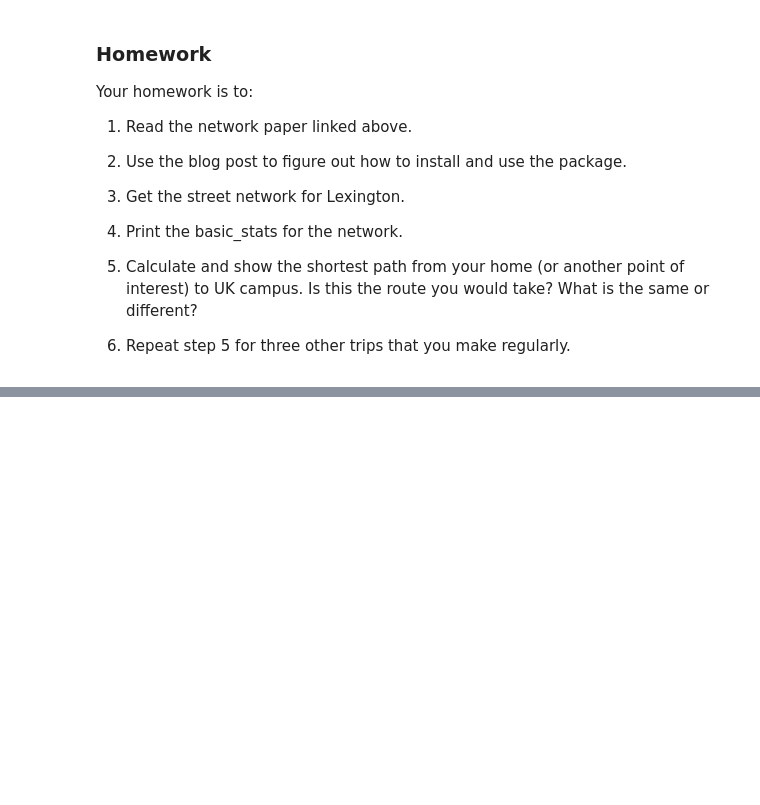
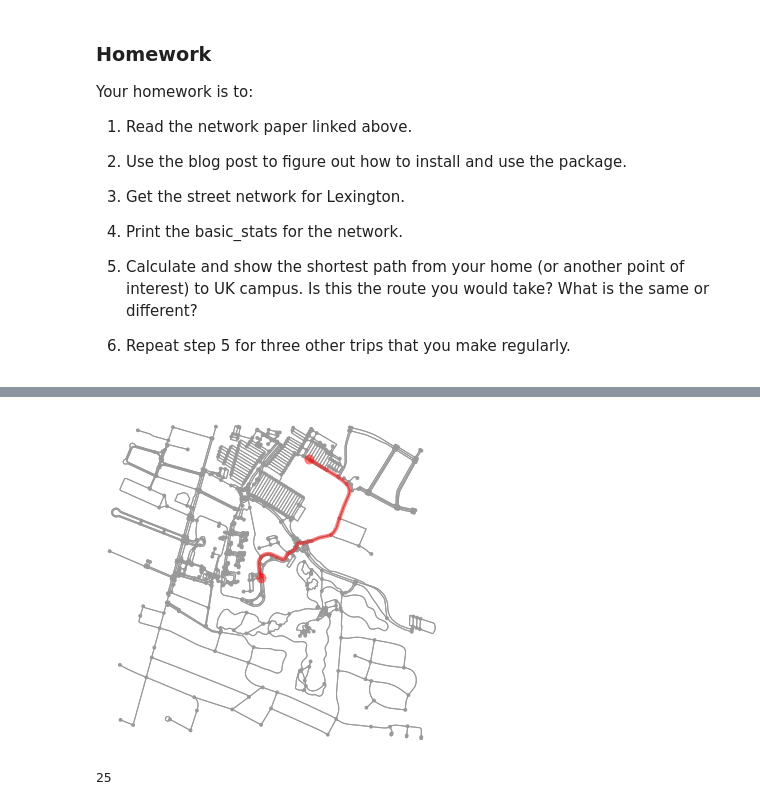
Before and after one commit to Chrisneny/ce599, a Jupyter notebook: 13-Networks 2/Networks_OSM.ipynb, the cells around one changed output, grey strips where cells are left out. Cells and saved outputs as stored; diff of their text form; code cells hidden in the pictures; blank space fills up the shorter version.

```diff
--- a/13-Networks 2/Networks_OSM.ipynb
+++ b/13-Networks 2/Networks_OSM.ipynb
@@ -34,0 +63,12 @@ Your homework is to:
+# %%
+origin = ox.get_nearest_node(home_walk, (38.016650, -84.507947), method = 'haversine', return_dist = False)
+kroger_field = ox.get_nearest_node(home_walk, (38.023154, -84.505199), method = 'haversine', return_dist = False)
+old_apt = ox.get_nearest_node(home_walk, (38.018540, -84.510276), method = 'haversine', return_dist = False)
+bus_station = ox.get_nearest_node(home_walk, (38.023193, -84.512358), method = 'haversine', return_dist = False)
+# %%
+route = nx.shortest_path(home_walk, origin, kroger_field)
+ox.plot_graph_route(home_walk, route)
+len(route)
+# %% [output]
+[figure, added]
+25
```
Also changed, not shown: parts of 13 cells of this notebook.
